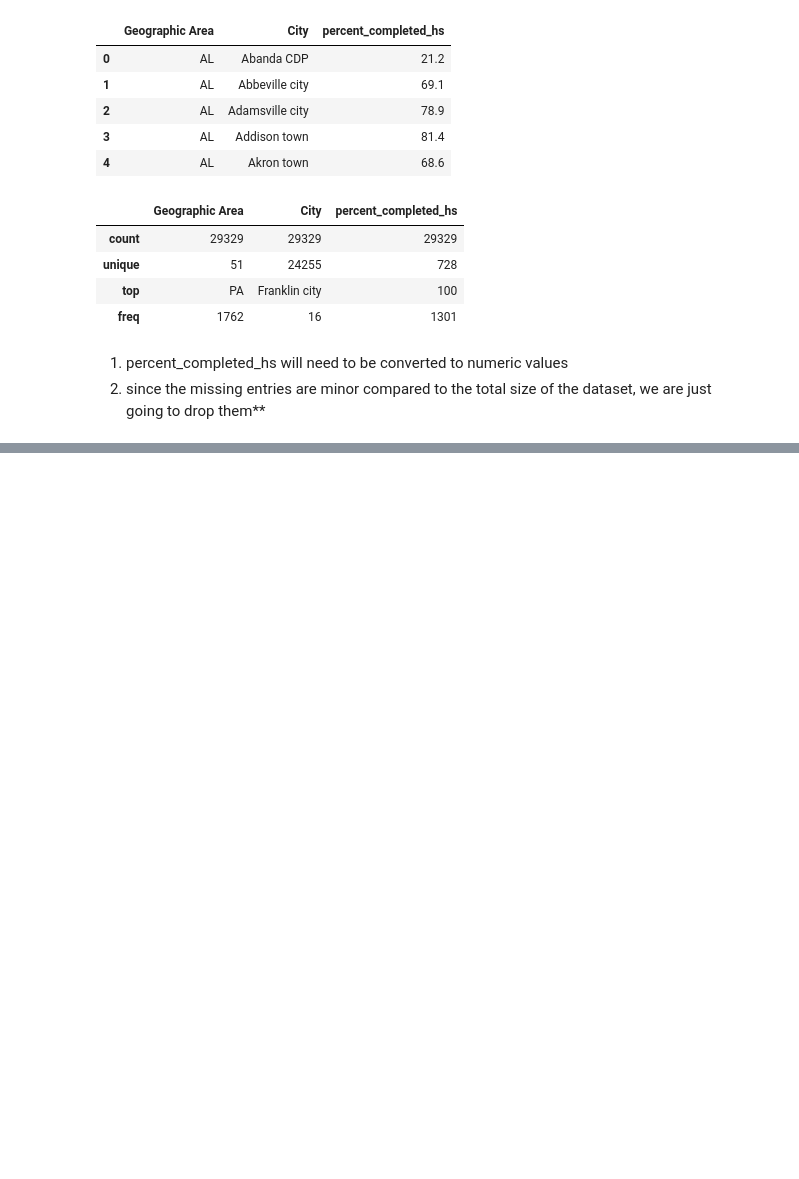
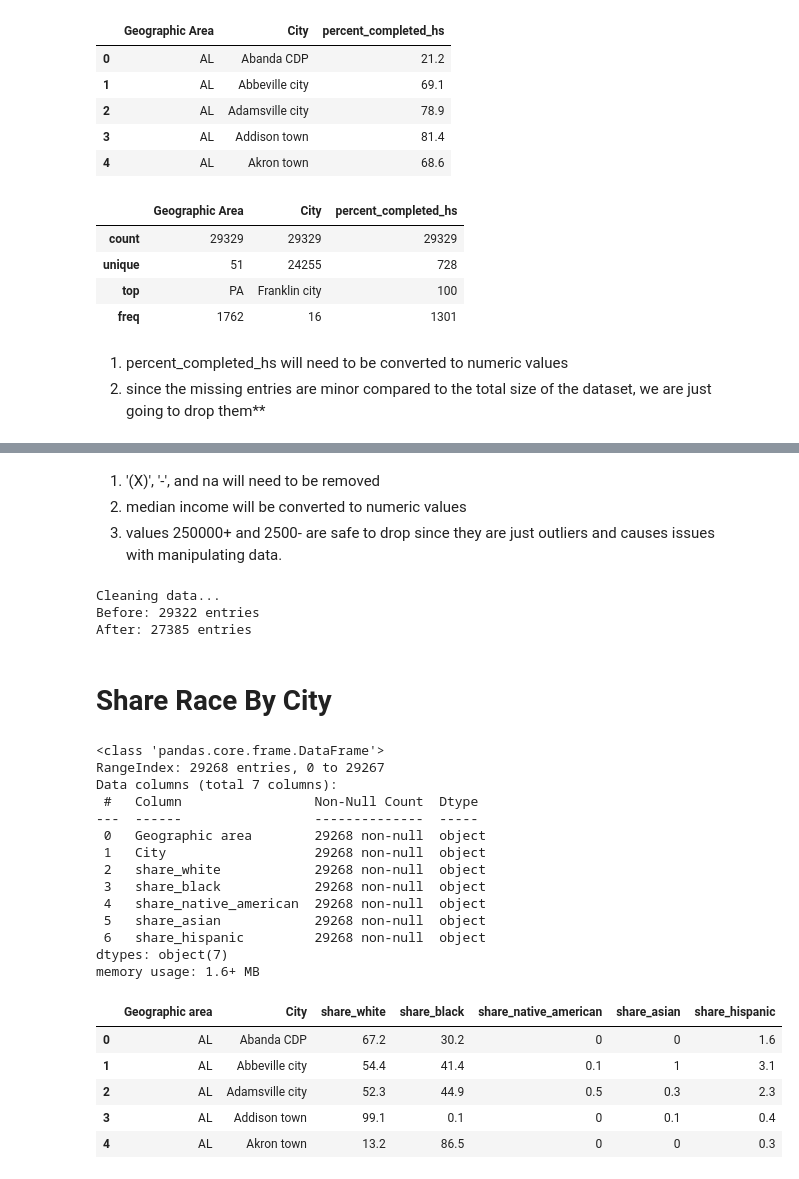
Before and after one commit to UToledo-DataScience/Fatal-Police-Shootings-in-the-US, a Jupyter notebook: DataCleaning/data_cleaning.ipynb, the cells around one changed output, grey strips where cells are left out. Saved outputs shown, nothing was run; the diff lists cells and outputs as text; code cells hidden in the pictures; blank space fills up the shorter version.

```diff
--- a/DataCleaning/data_cleaning.ipynb
+++ b/DataCleaning/data_cleaning.ipynb
@@ -195,0 +130,52 @@ Proportion of each race in victim
+# %% [markdown]
+
+
+1.   '(X)', '-', and na will need to be removed
+2.   median income will be converted to numeric values
+3.   values 250000+ and 2500- are safe to drop since they are just outliers and causes issues with manipulating data.
+# %%
+print('Cleaning data...')
+print('Before: {} entries'.format(len(median_household_income)))
+median_household_income = median_household_income[median_household_income['Median Income'] != '(X)']
+median_household_income = median_household_income[median_household_income['Median Income'] != '-']
+median_household_income = median_household_income[median_household_income['Median Income'].notna()]
+
+# drop 250000+ and 2500-
+median_household_income = median_household_income[~median_household_income['Median Income'].str.contains('-')]
+median_household_income = median_household_income[~median_household_income['Median Income'].str.contains('+', regex=False)]
+
+median_household_income['Median Income'] = median_household_income['Median Income'].astype('float64')
+print('After: {} entries'.format(len(median_household_income)))
+people_below_poverty.to_csv('/content/data/drive/My Drive/cleaned-data/cleaned-MedianHouseholdIncome2015.csv')
+# %% [output]
+Cleaning data...
+Before: 29322 entries
+After: 27385 entries
+# %% [markdown]
+# **Share Race By City**
+# %%
+share_race_by_city = pd.read_csv('/content/drive/My Drive/data/fatal-police-shootings-in-the-us/ShareRaceByCity.csv', encoding="windows-1252")
+share_race_by_city.info()
+share_race_by_city.head()
+share_race_by_city.describe()
+# %% [output]
+<class 'pandas.core.frame.DataFrame'>
+RangeIndex: 29268 entries, 0 to 29267
+Data columns (total 7 columns):
+ #   Column                 Non-Null Count  Dtype
+---  ------                 --------------  -----
+ 0   Geographic area        29268 non-null  object
+ 1   City                   29268 non-null  object
+ 2   share_white            29268 non-null  object
+ 3   share_black            29268 non-null  object
+ 4   share_native_american  29268 non-null  object
+ 5   share_asian            29268 non-null  object
+ 6   share_hispanic         29268 non-null  object
+dtypes: object(7)
+memory usage: 1.6+ MB
+|  | Geographic area | City | share_white | share_black | share_native_american | share_asian | share_hispanic |
+| 0 | AL | Abanda CDP | 67.2 | 30.2 | 0 | 0 | 1.6 |
+| 1 | AL | Abbeville city | 54.4 | 41.4 | 0.1 | 1 | 3.1 |
+| 2 | AL | Adamsville city | 52.3 | 44.9 | 0.5 | 0.3 | 2.3 |
+| 3 | AL | Addison town | 99.1 | 0.1 | 0 | 0.1 | 0.4 |
+| 4 | AL | Akron town | 13.2 | 86.5 | 0 | 0 | 0.3 |
```
Also changed, not shown: parts of 41 cells of this notebook.
